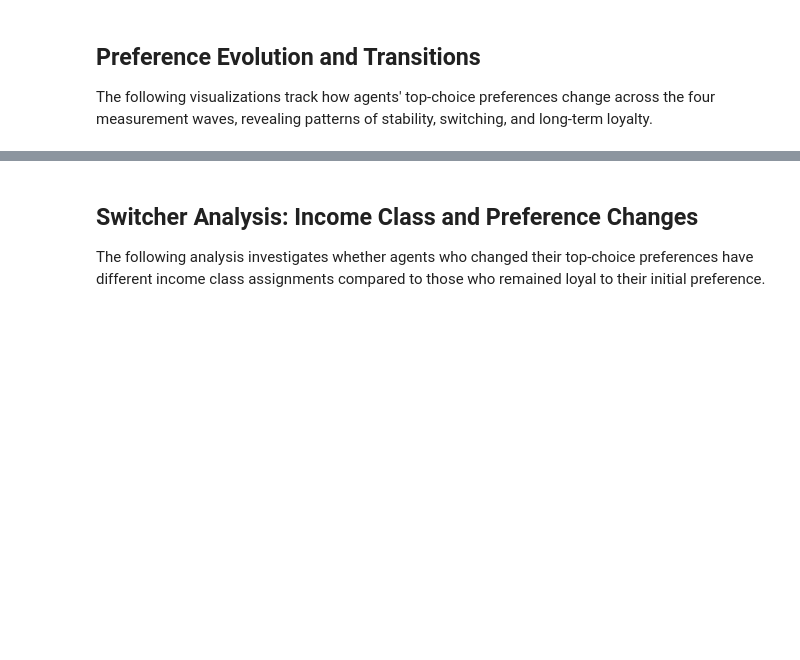
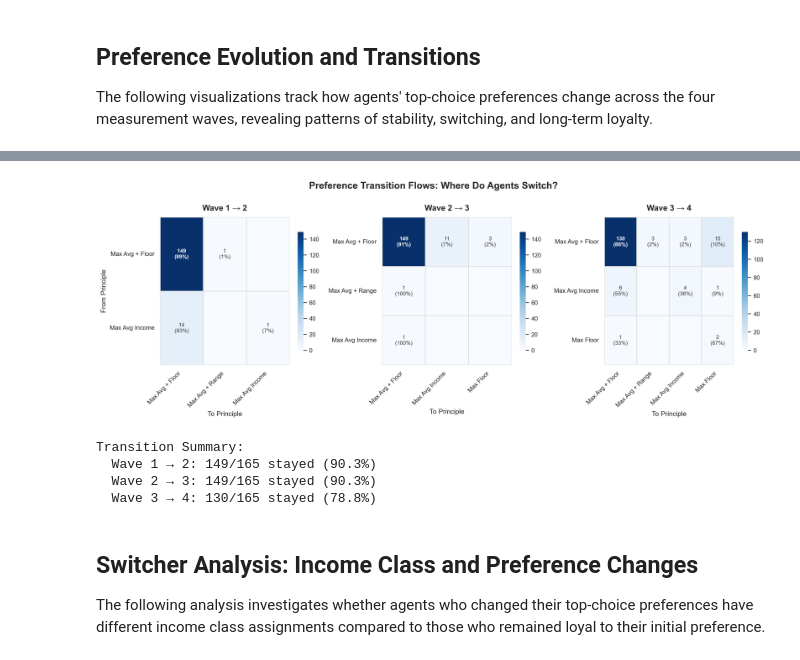
Before and after one commit to Lucas-Mueller/Master-Thesis-Lucas-Mueller, a Jupyter notebook: experiment_execution/main_experiment/main_experiment_descriptive_analysis.ipynb, the cells around one changed output, grey strips where cells are left out. Cells and saved outputs as stored; diff of their text form; code cells hidden in the pictures; blank space fills up the shorter version.

```diff
--- a/experiment_execution/main_experiment/main_experiment_descriptive_analysis.ipynb
+++ b/experiment_execution/main_experiment/main_experiment_descriptive_analysis.ipynb
@@ -235,14 +71,19 @@ def _append_ranking_rows(
 # %%
+# Load all Main Experiment runs
+runs = load_experiment_runs(
+    results_dir=DATA_DIR,
+    pattern="main_experiment_condition_*_config_results.json",
+    terminal_outputs_dir=TERMINAL_DIR,
+    log_pattern="main_experiment_condition_*_log",
+)
 
-# Load all Main Experiment runs (results + terminal log fallbacks)
-runs = load_runs(DATA_DIR)
-run_metrics_records: List[Dict[str, Any]] = []
-vote_round_records: List[Dict[str, Any]] = []
-top_choice_records: List[Dict[str, Any]] = []
-long_ranking_records: List[Dict[str, Any]] = []
+# Extract structured data
+run_metrics_records = [extract_run_metrics(run_id, run_data) for run_id, run_data in runs]
+vote_round_records = []
+top_choice_records = []
+long_ranking_records = []
 
 for run_id, run_data in runs:
-    run_metrics_records.append(extract_run_metrics(run_id, run_data))
     vote_round_records.extend(extract_vote_rounds(run_id, run_data))
     top_rows, long_rows = extract_rankings(run_id, run_data)
     top_choice_records.extend(top_rows)
@@ -587,25 +516,18 @@ display(stability_df)
 # %%
 # VISUALIZATION: Transition Matrices - Where Do Agents Switch?
-
-def create_transition_matrix(from_col: str, to_col: str) -> pd.DataFrame:
-    """Create transition matrix showing flows between principles."""
-    matrix = pd.crosstab(transition_data[from_col], transition_data[to_col], margins=False)
-    matrix_pct = matrix.div(matrix.sum(axis=1), axis=0) * 100
-    return matrix, matrix_pct
-
 
 transitions = [
     ("wave1", "wave2", "Wave 1 → 2"),
     ("wave2", "wave3", "Wave 2 → 3"),
-    ("wave3", "wave4", "Wave 3 → 4")
+    ("wave3", "wave4", "Wave 3 → 4"),
 ]
 
 fig, axes = plt.subplots(1, 3, figsize=FIG_SIZES["triple"])
 
 for ax, (from_wave, to_wave, title) in zip(axes, transitions):
-    matrix_counts, matrix_pct = create_transition_matrix(from_wave, to_wave)
+    matrix_counts, matrix_pct = create_transition_matrix(transition_data, from_wave, to_wave)
 
-    # Create heatmap with unified colors
+    # Create heatmap
     sns.heatmap(matrix_counts, annot=False, fmt="d", cmap="Blues", ax=ax,
                 cbar=True, linewidths=0.8, linecolor=COLORS["light_gray"],
                 vmin=0, cbar_kws={"shrink": 0.8})
@@ -616,40 +538,46 @@ for ax, (from_wave, to_wave, title) in zip(axes, transitions):
             count = matrix_counts.iloc[i, j]
             pct = matrix_pct.iloc[i, j]
 
-            if i == j and count > 0:  # Diagonal (stayed)
+            if i == j and count > 0:
                 text = f"{int(count)}\n({pct:.0f}%)"
                 weight = "bold"
                 color = "white" if count > matrix_counts.values.max() * 0.6 else COLORS["dark_gray"]
             elif count > 0:
                 text = f"{int(count)}\n({pct:.0f}%)"
                 weight = "normal"
                 color = "white" if count > matrix_counts.values.max() * 0.6 else COLORS["dark_gray"]
             else:
                 text = ""
                 weight = "normal"
                 color = COLORS["dark_gray"]
 
             ax.text(j + 0.5, i + 0.5, text, ha="center", va="center",
                    fontsize=FONT_SIZES["annotation"]-1, fontweight=weight, color=color)
 
     ax.set_title(title, fontsize=FONT_SIZES["subtitle"], fontweight="bold", pad=10)
     ax.set_xlabel("To Principle", fontsize=FONT_SIZES["tick_label"])
     ax.set_ylabel("From Principle" if ax == axes[0] else "", fontsize=FONT_SIZES["tick_label"])
     ax.set_xticklabels(ax.get_xticklabels(), rotation=45, ha="right", fontsize=FONT_SIZES["annotation"])
     ax.set_yticklabels(ax.get_yticklabels(), rotation=0, fontsize=FONT_SIZES["annotation"])
 
 fig.suptitle("Preference Transition Flows: Where Do Agents Switch?",
              fontsize=FONT_SIZES["title"], fontweight="bold", y=1.00)
 fig.tight_layout()
 plt.show()
 
 # Print insights
 print("\nTransition Summary:")
 for from_wave, to_wave, title in transitions:
-    matrix_counts, _ = create_transition_matrix(from_wave, to_wave)
+    matrix_counts, _ = create_transition_matrix(transition_data, from_wave, to_wave)
     diagonal_sum = sum([matrix_counts.iloc[i, i] for i in range(min(len(matrix_counts), len(matrix_counts.columns)))])
     total = matrix_counts.values.sum()
     print(f"  {title}: {diagonal_sum}/{total} stayed ({diagonal_sum/total*100:.1f}%)")
+# %% [output]
+[figure, added]
+Transition Summary:
+  Wave 1 → 2: 149/165 stayed (90.3%)
+  Wave 2 → 3: 149/165 stayed (90.3%)
+  Wave 3 → 4: 130/165 stayed (78.8%)
 # %%
 # VISUALIZATION: Long-Term Preference Stability (Wave 1 → Wave 4)
 
```
Also changed, not shown: parts of 23 cells of this notebook, 8 other files.
